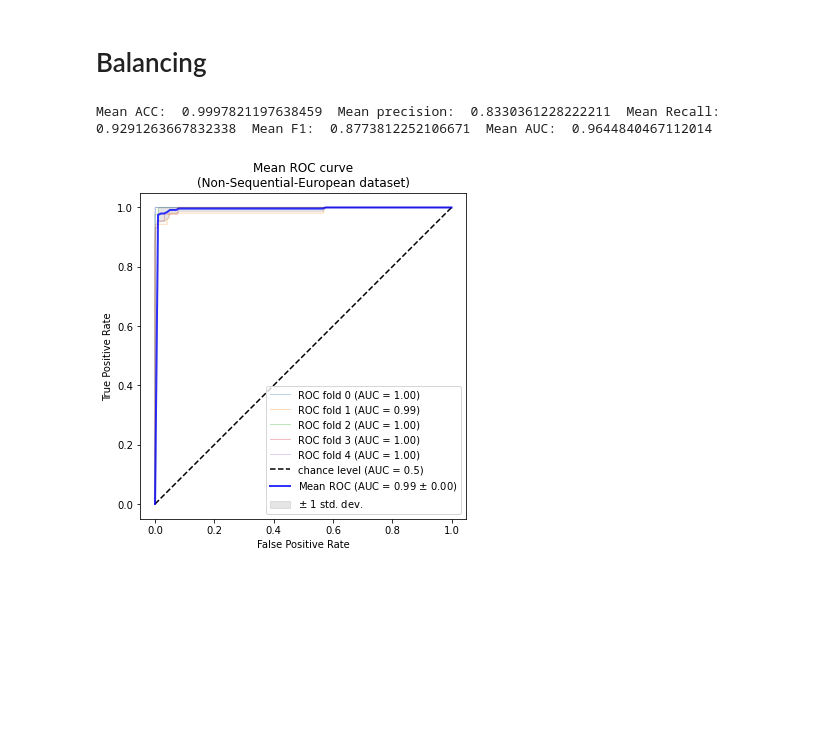
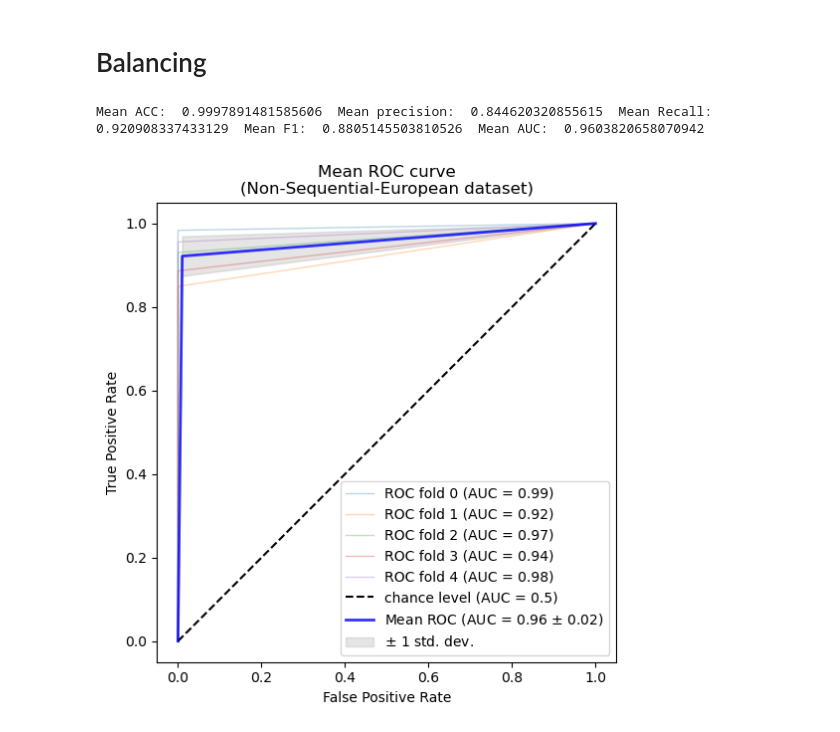
Before and after one commit to behnamy2010/Credit-Card-Fruad-Detection, a Jupyter notebook: 1.Non-sequential/main/2-LGBM-5CV(european).ipynb, the cells around one changed output. Drawn from its saved outputs; the diff is of its cells as text; code cells hidden in the pictures; blank space fills up the shorter version.

```diff
--- a/1.Non-sequential/main/2-LGBM-5CV(european).ipynb
+++ b/1.Non-sequential/main/2-LGBM-5CV(european).ipynb
@@ -200,9 +200,11 @@ for train_index, test_index in kf.split(X):
     X_resampled=pd.concat([X_resampled, osvm_out])
     y_resampled=pd.concat([y_resampled, osvm_ot])
     y_resampled[y_resampled==-1]=1
-    clf = LGBMClassifier(colsample_bytree=0.7, learning_rate=0.01,num_iterations=400,
+    clf = LGBMClassifier(colsample_bytree=0.7, is_unbalance=False, learning_rate=0.01,num_iterations=600,
                max_bin=100, max_depth=16, metric='f1', min_child_samples=100,
-               min_child_weight=0,num_leaves=1000,subsample_freq=0);
+               min_child_weight=0,n_estimators=5000,
+               num_leaves=1000, random_state=0,
+                subsample_freq=0,verbose=-1);
     clf.fit(X_resampled,y_resampled)
     preds = clf.predict(X_test)
     fpr, tpr, thresholds = metrics.roc_curve(y_test, preds, pos_label=1)
@@ -211,10 +213,9 @@ for train_index, test_index in kf.split(X):
     acc.append(accuracy_score(y_test, preds))
     recall.append(recall_score(y_test,preds))
     precision.append(precision_score(y_test, preds))
-    viz = RocCurveDisplay.from_estimator(
-        clf,
-        X_test,
+    viz = RocCurveDisplay.from_predictions(
         y_test,
+        preds,
         name=f"ROC fold {k}",
         alpha=0.3,
         lw=1,
@@ -237,32 +238,32 @@ ax.plot(
     mean_tpr,
     color="b",
     label=r"Mean ROC (AUC = %0.2f $\pm$ %0.2f)" % (mean_auc, std_auc),
     lw=2,
     alpha=0.8,
 )
 
 std_tpr = np.std(tprs, axis=0)
 tprs_upper = np.minimum(mean_tpr + std_tpr, 1)
 tprs_lower = np.maximum(mean_tpr - std_tpr, 0)
 ax.fill_between(
     mean_fpr,
     tprs_lower,
     tprs_upper,
     color="grey",
     alpha=0.2,
     label=r"$\pm$ 1 std. dev.",
 )
 
 ax.set(
     xlim=[-0.05, 1.05],
     ylim=[-0.05, 1.05],
     xlabel="False Positive Rate",
     ylabel="True Positive Rate",
 title=f"Mean ROC curve\n(Non-Sequential-European dataset)",
 )
 ax.axis("square")
 ax.legend(loc="lower right")
 plt.show()
 # %% [output]
-Mean ACC:  0.9997821197638459  Mean precision:  0.8330361228222211  Mean Recall:  0.9291263667832338  Mean F1:  0.8773812252106671  Mean AUC:  0.9644840467112014
+Mean ACC:  0.9997891481585606  Mean precision:  0.844620320855615  Mean Recall:  0.920908337433129  Mean F1:  0.8805145503810526  Mean AUC:  0.9603820658070942
-[figure, old version]
+[figure, new version]
```
Also changed, not shown: parts of 3 cells of this notebook.
